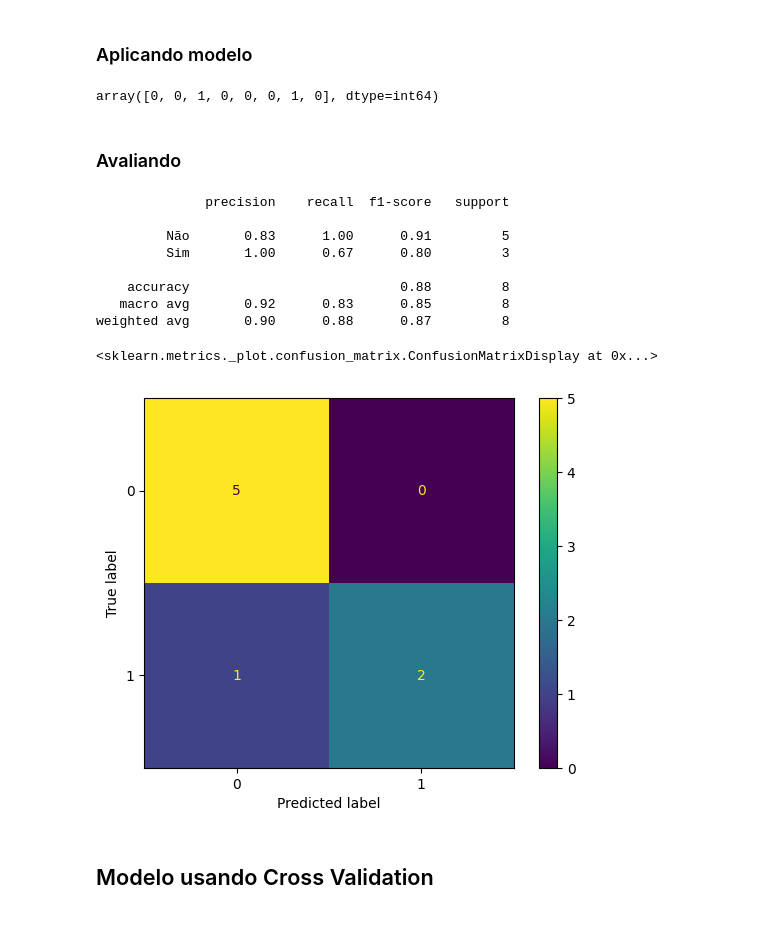
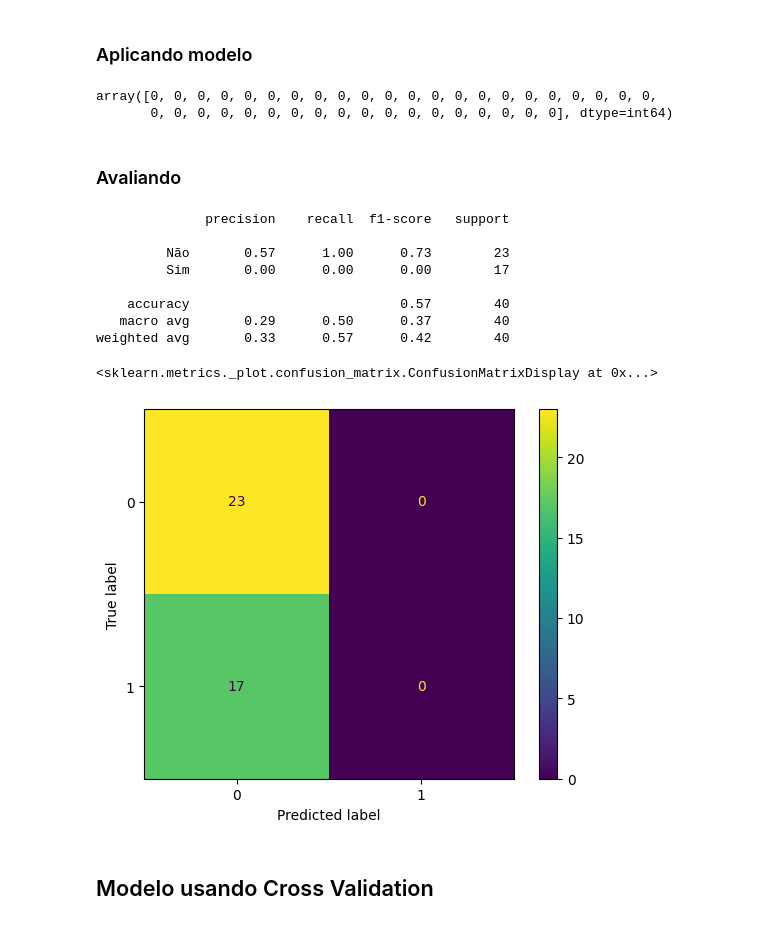
Before and after one commit to leontis2024/analise_de_dados, a Jupyter notebook: notebooks/modelo_supervisionado_possiveis_usuarios.ipynb, the cells around one changed output. Drawn from its saved outputs; the diff is of its cells as text; code cells hidden in the pictures.

```diff
--- a/notebooks/modelo_supervisionado_possiveis_usuarios.ipynb
+++ b/notebooks/modelo_supervisionado_possiveis_usuarios.ipynb
@@ -320,7 +649,7 @@ acuracias = []
 intervalo = range(1, 30)
 for k in intervalo:
     knn = KNeighborsClassifier(n_neighbors=K)
-    knn.fit(treino_x, treino_y)
+    knn.fit(df_x, df_y)
     predict = knn.predict(teste_x)
     acuracias.append(accuracy_score(teste_y, predict))
 
@@ -347,6 +675,7 @@ Olhando por este lado, é prefirível usar a regressão linear ou o KNN. Visto q
 # Modelo com KNN
 # %%
 df_y_2, df_x_2 = dados['Usaria o aplicativo?'], dados.drop(columns=['Usaria o aplicativo?'])
+df_x_2 = df_x_2.rename(columns={df_x_2.columns[1]: 'Qual a renda per capita da sua casa?'})
 display(df_x_2.head())
 display(df_y_2.head())
 # %% [output]
@@ -474,0 +770,23 @@ label_encoder
+# %%
+mapeamento_tipo_arte = {'Não se interessa por arte': 0, 'Pintura': 8, 'Fotografia': 8, 'Escultura': 6, 'Arquitetura e Urbanismo': 5, 'Arte digital': 4,'Arte de rua/grafite': 3}
+mapeamento_frequencia = {'Não se interessa por arte': 0, 'Frequentemente (máximo cinco vezes ao ano)': 10,'Muito frequentemente (mais de cinco vezes ao ano)': 9,'Ocasionalmente (máximo três vezes ao ano)': 8,'Raramente (uma vez ao ano)': 5,'Nunca': 1}
+mapeamento_guia = {'Não se interessa por arte': 0, 'Planejo minha rota antes.': 10, 'Utilizo o planejamento de terceiros (sites, blogs, páginas em redes sociais que disponibilizam).': 9, 'Com um guia do próprio museu.': 8, 'Sem um guia/planejamento para ver as obras.': 2}
+mapeamento_motivo = {'Não se interessa por arte': 0, 'Aprendizado': 10, 'Inspiração': 9, 'Lazer': 6, 'Apenas acompanho alguém': 3, 'Não visito': 1}
+mapeamento_falta_info = {'Não vai a museus': 1, 'Sim, sinto falta de mais informações': 8, 'Não, acredito que o que tem no museu é o suficiente': 2}
+mapeamento_procurar_info = {'Não sente falta de informações': 1, 'Sim, procuro': 7, 'Não, apenas me conformo': 3}
+mapeamento_achar_info = {'Não procura essas informações': 1, 'Sim': 3, 'Não': 8}
+mapeamento = {'Qual das opções de arte abaixo você mais gosta?': mapeamento_tipo_arte, 'Com que frequência você vai aos museus?': mapeamento_frequencia, 'Como é sua experiência ao visitar um museu normalmente? Caso nunca tenha visitado, selecione a que você acredita que seguiria.': mapeamento_guia, 'O que mais te atrai em visitar museus ou exposições de arte?': mapeamento_motivo, 'Você sente falta de mais informações sobre as obras nos museus?': mapeamento_falta_info, 'Você procura saber sobre essas informações faltantes?': mapeamento_procurar_info, 'Você encontra o que precisa/esperava ao pesquisar?': mapeamento_achar_info}
+
+label_encoder = {}
+
+for i in teste_x:
+    if teste_x[i].dtype == object:
+        if i in mapeamento.keys():
+            teste_x[i] = teste_x[i].map(mapeamento[i])
+        else:
+            dicio_unicos = {}
+            unicos = list(teste_x[i].unique())
+            for k, v in enumerate(unicos):
+                dicio_unicos[v] = k
+            teste_x[i] = teste_x[i].map(dicio_unicos)
+            label_encoder[i] = dicio_unicos
@@ -488,32 +814,33 @@ from sklearn.neighbors import KNeighborsClassifier
 K = 5
 
 knn = KNeighborsClassifier(n_neighbors=K)
-knn.fit(treino_x_2, treino_y_2)
-predicao_knn = knn.predict(teste_x_2)
+knn.fit(df_x_2, df_y_2)
+predicao_knn = knn.predict(teste_x)
 
 display(predicao_knn)
 # %% [output]
-array([0, 0, 1, 0, 0, 0, 1, 0], dtype=int64)
+array([0, 0, 0, 0, 0, 0, 0, 0, 0, 0, 0, 0, 0, 0, 0, 0, 0, 0, 0, 0, 0, 0,
+       0, 0, 0, 0, 0, 0, 0, 0, 0, 0, 0, 0, 0, 0, 0, 0, 0, 0], dtype=int64)
 # %% [markdown]
 ### Avaliando
 # %%
 from sklearn.metrics import *
 
-print(classification_report(teste_y_2, predicao_knn, target_names=list(le_y.classes_)))
+print(classification_report(teste_y, predicao_knn, target_names=['Não', 'Sim']))
 # %% [output]
               precision    recall  f1-score   support
 
-         Não       0.83      1.00      0.91         5
-         Sim       1.00      0.67      0.80         3
+         Não       0.57      1.00      0.73        23
+         Sim       0.00      0.00      0.00        17
 
-    accuracy                           0.88         8
-   macro avg       0.92      0.83      0.85         8
-weighted avg       0.90      0.88      0.87         8
+    accuracy                           0.57        40
+   macro avg       0.29      0.50      0.37        40
+weighted avg       0.33      0.57      0.42        40
 # %%
-ConfusionMatrixDisplay(confusion_matrix(teste_y_2, predicao_knn)).plot()
+ConfusionMatrixDisplay(confusion_matrix(teste_y, predicao_knn)).plot()
 # %% [output]
 <sklearn.metrics._plot.confusion_matrix.ConfusionMatrixDisplay at 0x...>
-[figure, old version]
+[figure, new version]
 # %% [markdown]
 ## Modelo usando Cross Validation
 # %% [markdown]
```
Also changed, not shown: parts of 100 cells of this notebook, 6 other files.
